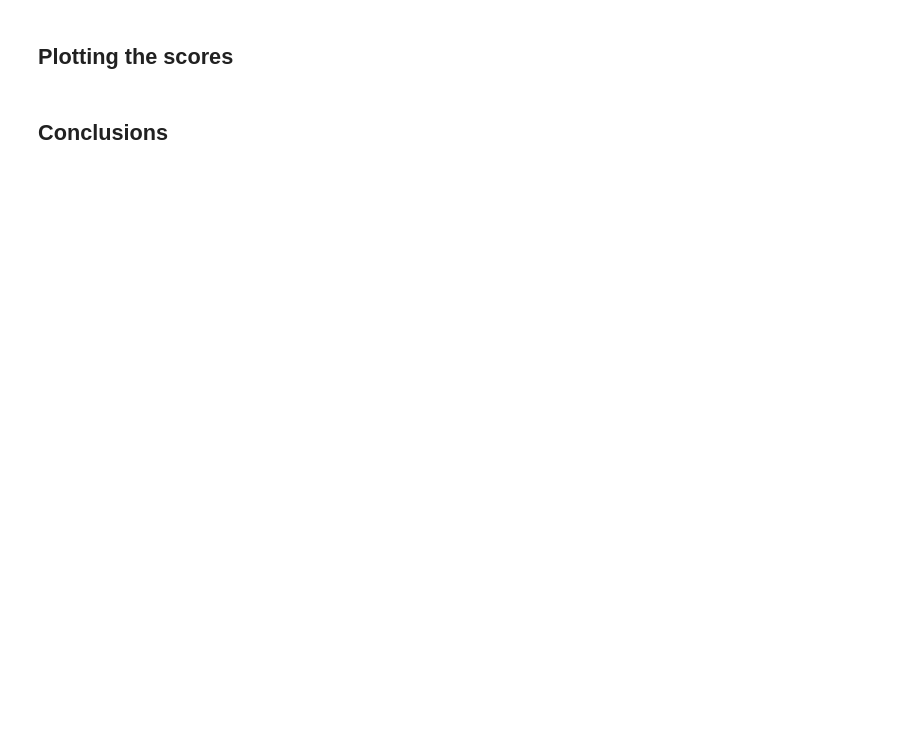
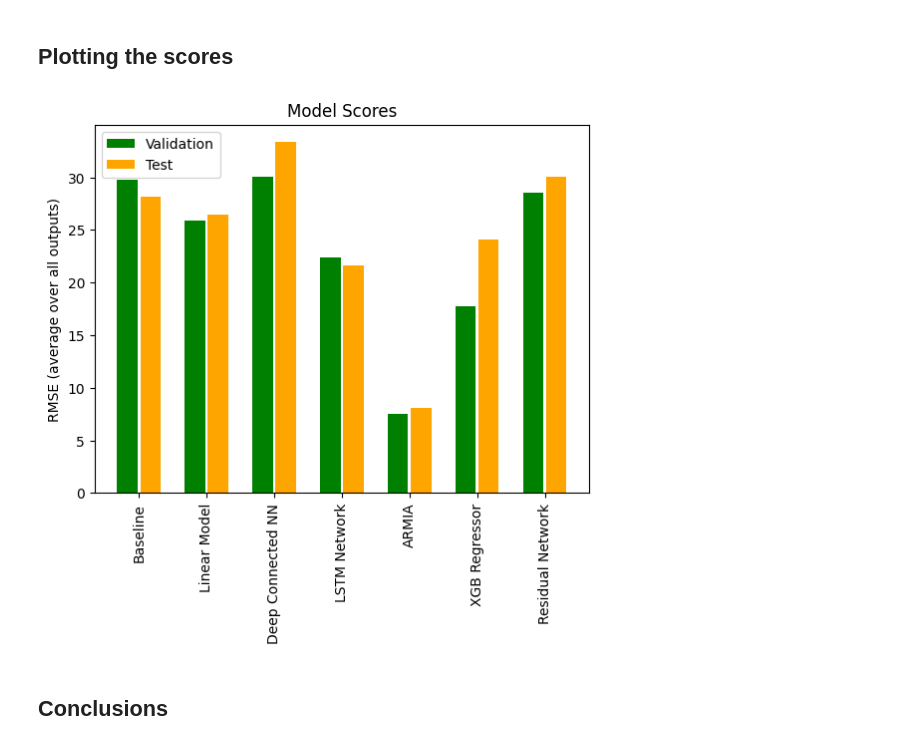
Before and after one commit to nikisil/ExecutiveHour, a Jupyter notebook: final/ExecutiveHour.ipynb, the cells around one changed output. Drawn from its saved outputs; the diff is of its cells as text; code cells hidden in the pictures; blank space fills up the shorter version.

```diff
--- a/final/ExecutiveHour.ipynb
+++ b/final/ExecutiveHour.ipynb
@@ -165,2 +191,13 @@ test_scores['ARMIA']       = arima.get_test_rmse()
 # %% [markdown]
 ## XGBoost
+# %%
+val_df = pd.read_csv("../final_datasets/smaller_ordered_seasonal_validation_set.csv")
+test_df = pd.read_csv("../final_datasets/smaller_ordered_test_set.csv")
+train_df = pd.read_csv("../final_datasets/larger_ordered_train_set.csv")
+# %%
+xgb = smodel.XGBModel(train_df, val_df, test_df)
+xgb.train()
+_, xgb_rmse, _ = xgb.predict(pred_on='validation')
+validation_scores["XGB Regressor"] = xgb_rmse
+_, xgb_rmse, _ = xgb.predict(pred_on='test')
+test_scores["XGB Regressor"] = xgb_rmse
@@ -167,4 +218,21 @@ test_scores['ARMIA']       = arima.get_test_rmse()
 # %% [markdown]
 ## Plotting the scores
+# %%
+width = 0.3
+model_names = validation_scores.keys()
+x = np.arange(len(model_names))
+validation = validation_scores.values()
+tests = test_scores.values()
+fig, ax = plt.subplots(1, 1)
+ax.set_title("Model Scores")
+ax.bar(x - 0.17, validation, width, label="Validation", color='green')
+ax.bar(x + 0.17, tests, width, label="Test", color='orange')
+ax.set_xticks(ticks=x, labels=model_names, rotation=90)
+ax.set_ylabel("RMSE (average over all outputs)")
+ax.xaxis.set_minor_locator(NullLocator())
+ax.xaxis.set_minor_formatter(NullFormatter())
+_ = ax.legend()
+# %% [output]
+[figure, added]
 # %% [markdown]
 ## Conclusions
```
Also changed, not shown: parts of 12 cells of this notebook, 1 other file.
